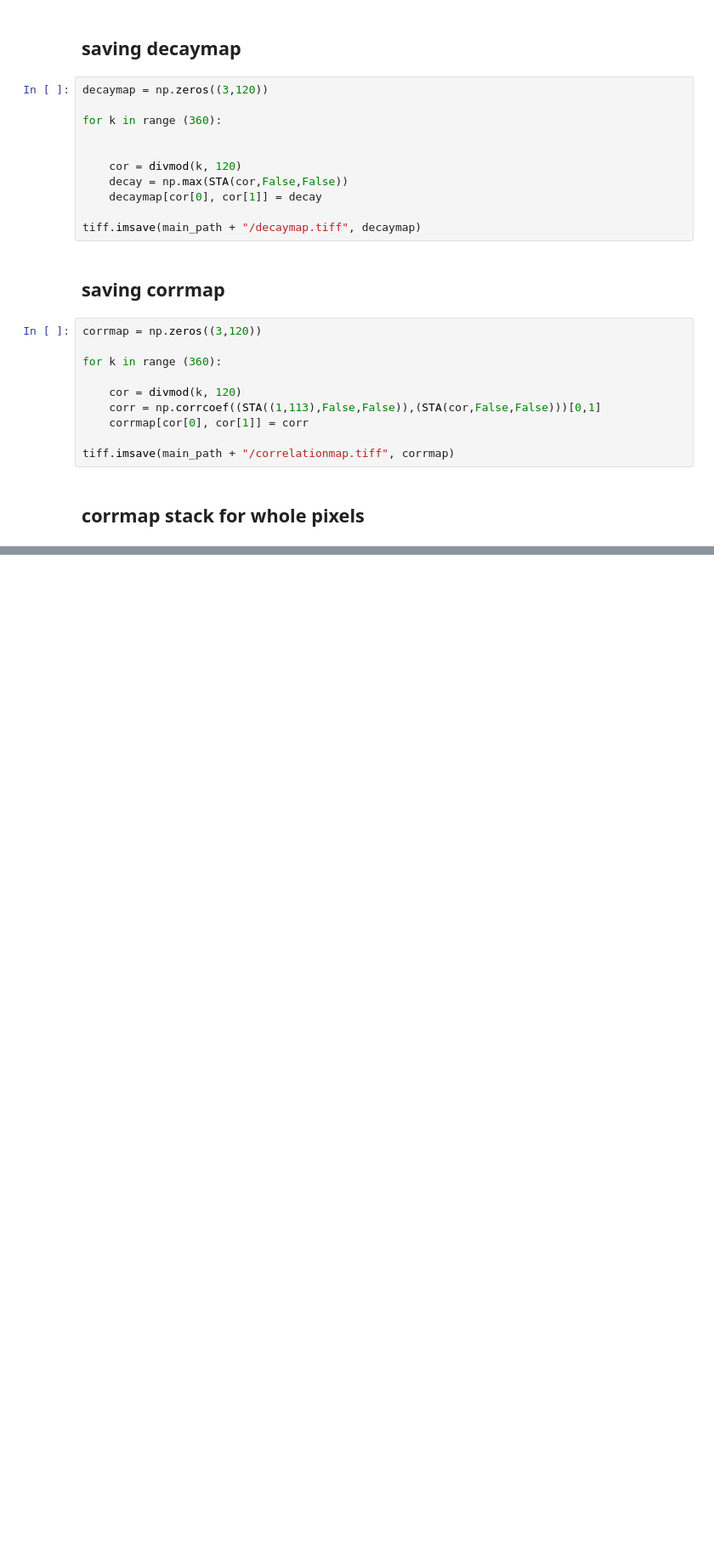
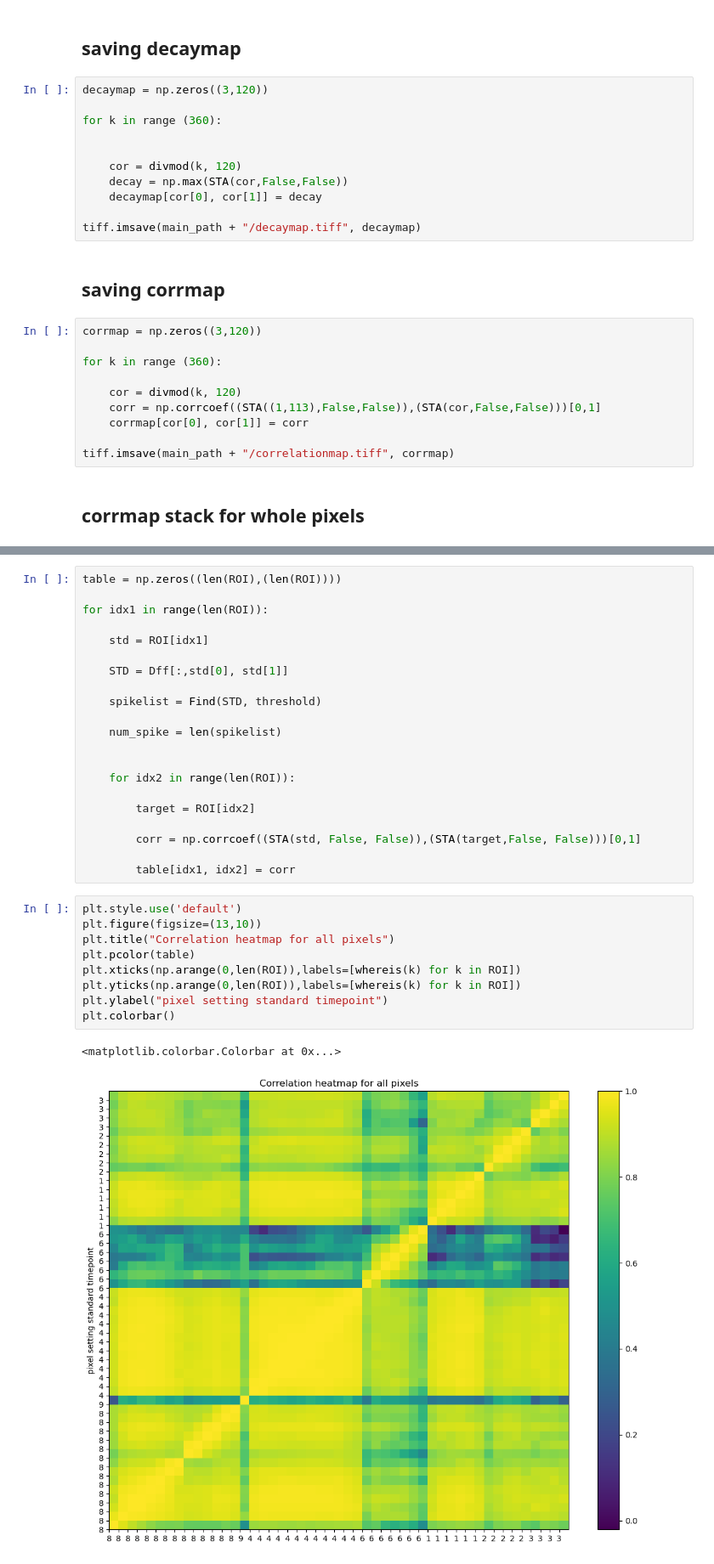
Before and after one commit to Dangallll/DIP, a Jupyter notebook: STA_jupyter_notebook/all_pixel_sta.ipynb, the cells around one changed output, grey strips where cells are left out. Shown at 85% size. Saved outputs shown, nothing was run; the diff lists cells and outputs as text; blank space fills up the shorter version.

Commit message:
added heatmap generating function

```diff
--- a/STA_jupyter_notebook/all_pixel_sta.ipynb
+++ b/STA_jupyter_notebook/all_pixel_sta.ipynb
@@ -336,0 +338,33 @@ tiff.imsave(main_path + "/correlationmap_whole.tiff", corrmap)
+# %%
+table = np.zeros((len(ROI),(len(ROI))))
+
+for idx1 in range(len(ROI)):
+
+    std = ROI[idx1]
+
+    STD = Dff[:,std[0], std[1]]
+
+    spikelist = Find(STD, threshold)
+
+    num_spike = len(spikelist)
+
+
+    for idx2 in range(len(ROI)):
+
+        target = ROI[idx2]
+
+        corr = np.corrcoef((STA(std, False, False)),(STA(target,False, False)))[0,1]
+
+        table[idx1, idx2] = corr
+# %%
+plt.style.use('default')
+plt.figure(figsize=(13,10))
+plt.title("Correlation heatmap for all pixels")
+plt.pcolor(table)
+plt.xticks(np.arange(0,len(ROI)),labels=[whereis(k) for k in ROI])
+plt.yticks(np.arange(0,len(ROI)),labels=[whereis(k) for k in ROI])
+plt.ylabel("pixel setting standard timepoint")
+plt.colorbar()
+# %% [output]
+<matplotlib.colorbar.Colorbar at 0x...>
+[figure, added]
```
Also changed, not shown: parts of 5 cells of this notebook.
